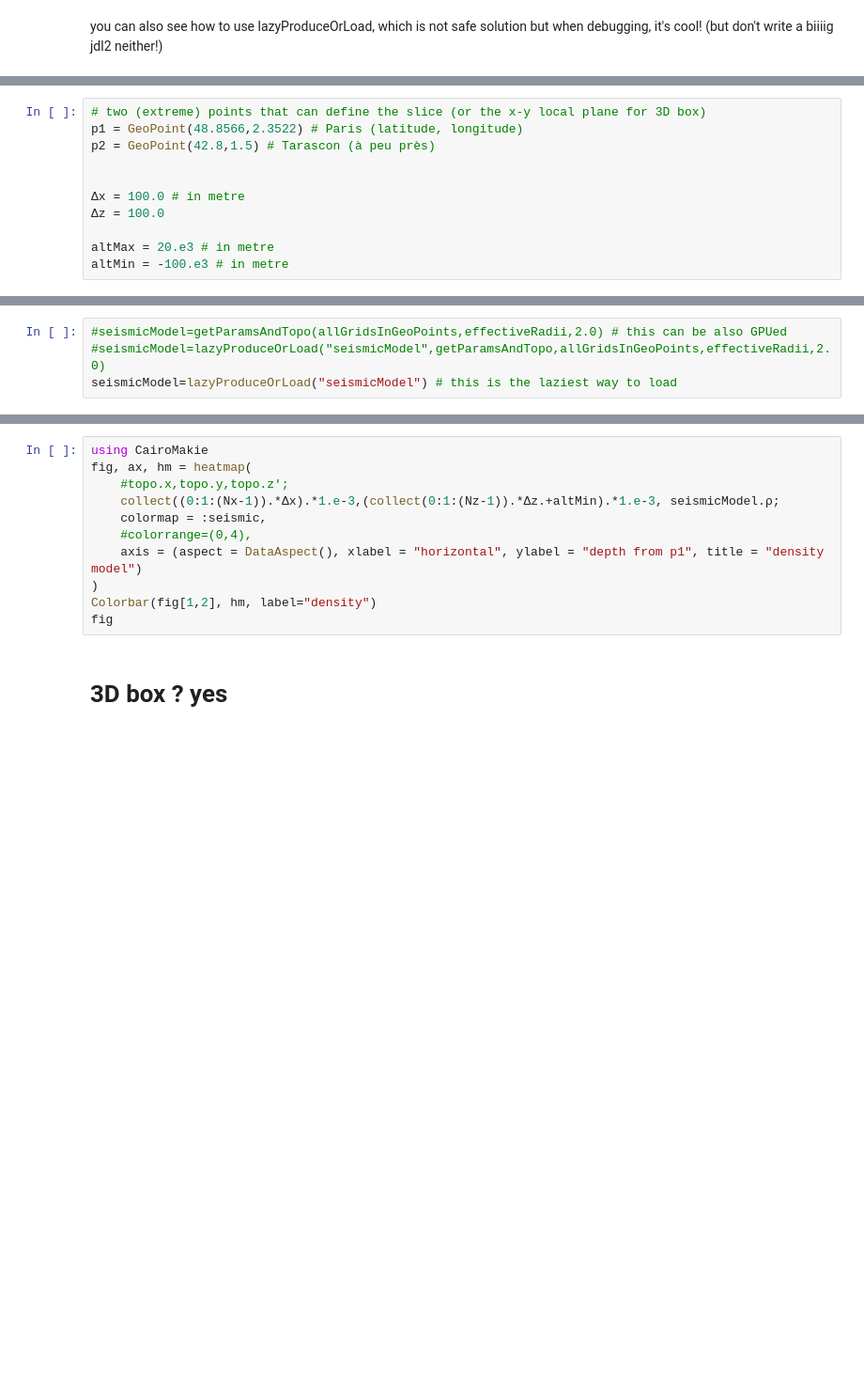
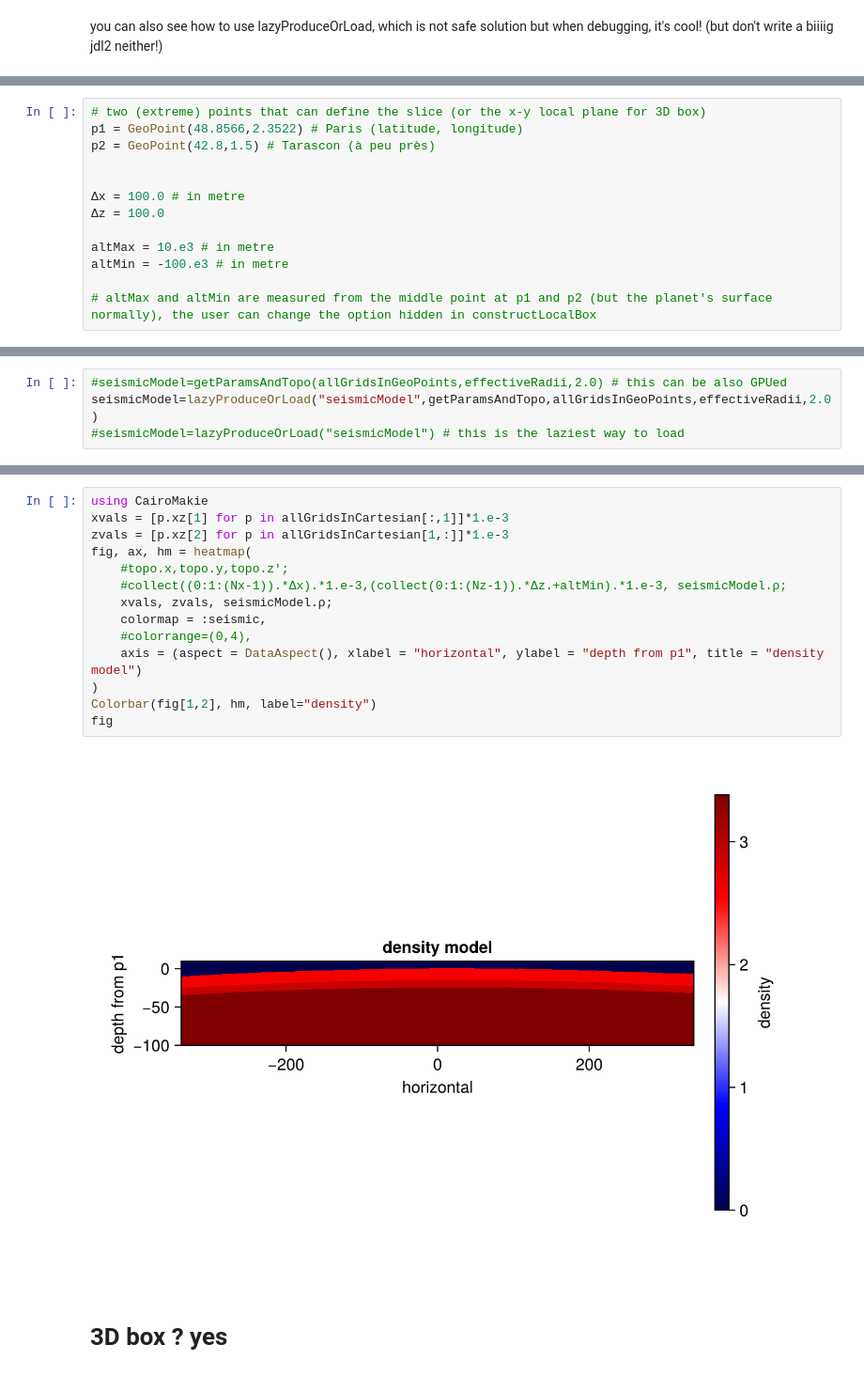
Before and after one commit to seismobassoon/flexOPT, a Jupyter notebook: myNotebooks/getRegionalBoxAndPropagate.ipynb, the cells around one changed output, grey strips where cells are left out. Shown at 94% size. Drawn from its saved outputs; the diff is of its cells as text; blank space fills up the shorter version.

```diff
--- a/myNotebooks/getRegionalBoxAndPropagate.ipynb
+++ b/myNotebooks/getRegionalBoxAndPropagate.ipynb
@@ -27,5 +33,7 @@ p2 = GeoPoint(42.8,1.5) # Tarascon (à peu près)
 Δx = 100.0 # in metre
 Δz = 100.0
 
-altMax = 20.e3 # in metre
+altMax = 10.e3 # in metre
 altMin = -100.e3 # in metre
+
+# altMax and altMin are measured from the middle point at p1 and p2 (but the planet's surface normally), the user can change the option hidden in constructLocalBox
@@ -41,4 +58,4 @@ allGridsInCartesian[20,30]
 # %%
 #seismicModel=getParamsAndTopo(allGridsInGeoPoints,effectiveRadii,2.0) # this can be also GPUed
-#seismicModel=lazyProduceOrLoad("seismicModel",getParamsAndTopo,allGridsInGeoPoints,effectiveRadii,2.0)
-seismicModel=lazyProduceOrLoad("seismicModel") # this is the laziest way to load
+seismicModel=lazyProduceOrLoad("seismicModel",getParamsAndTopo,allGridsInGeoPoints,effectiveRadii,2.0)
+#seismicModel=lazyProduceOrLoad("seismicModel") # this is the laziest way to load
@@ -49,14 +79,19 @@ maximum(seismicModel.ρ)
 # %%
 using CairoMakie
+xvals = [p.xz[1] for p in allGridsInCartesian[:,1]]*1.e-3
+zvals = [p.xz[2] for p in allGridsInCartesian[1,:]]*1.e-3
 fig, ax, hm = heatmap(
     #topo.x,topo.y,topo.z';
-    collect((0:1:(Nx-1)).*Δx).*1.e-3,(collect(0:1:(Nz-1)).*Δz.+altMin).*1.e-3, seismicModel.ρ;
+    #collect((0:1:(Nx-1)).*Δx).*1.e-3,(collect(0:1:(Nz-1)).*Δz.+altMin).*1.e-3, seismicModel.ρ;
+    xvals, zvals, seismicModel.ρ;
     colormap = :seismic,
     #colorrange=(0,4),
     axis = (aspect = DataAspect(), xlabel = "horizontal", ylabel = "depth from p1", title = "density model")
 )
 Colorbar(fig[1,2], hm, label="density")
 fig
+# %% [output]
+[figure, added]
 # %% [markdown]
 # 3D box ? yes
 # %%
```
Also changed, not shown: parts of 14 cells of this notebook, 1 other file.
